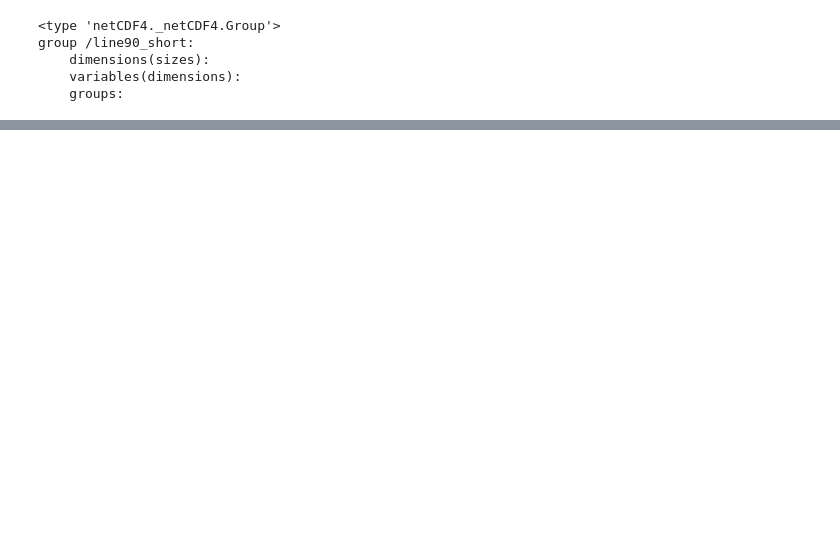
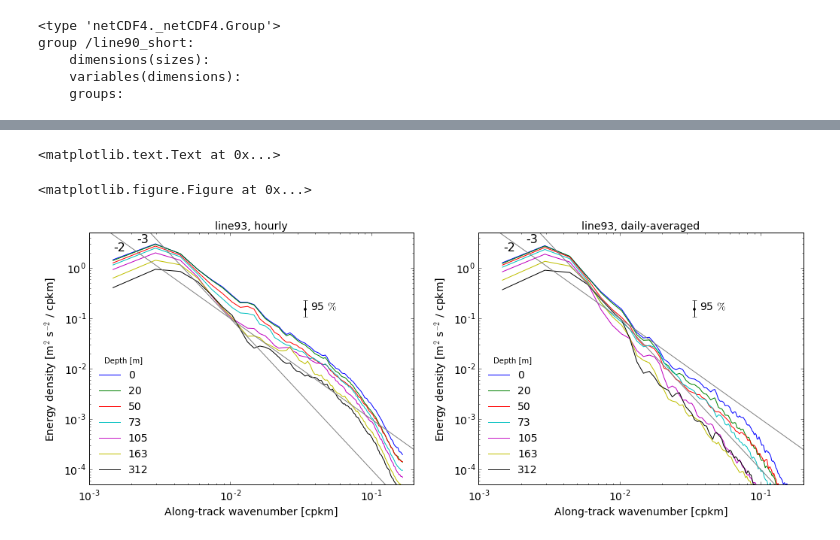
Before and after one commit to cesar-rocha/CalCoast, a Jupyter notebook: spec/CalCOFI_spectra.ipynb, the cells around one changed output, grey strips where cells are left out. Drawn from its saved outputs; the diff is of its cells as text; code cells hidden in the pictures; blank space fills up the shorter version.

```diff
--- a/spec/CalCOFI_spectra.ipynb
+++ b/spec/CalCOFI_spectra.ipynb
@@ -143,0 +312,51 @@ fno.close()
+# %%
+plt.figure()
+
+fig = plt.figure(figsize=(17,6))
+ax = fig.add_subplot(121)
+plt.loglog(line93_depth['k'][1:],E[0],label=r'0')
+plt.loglog(line93_depth['k'][1:],E[10],label=r'20')
+plt.loglog(line93_depth['k'][1:],E[16],label=r'50')
+plt.loglog(line93_depth['k'][1:],E[19],label=r'73')
+plt.loglog(line93_depth['k'][1:],E[22],label=r'105')
+plt.loglog(line93_depth['k'][1:],E[26],label=r'163')
+plt.loglog(line93_depth['k'][1:],E[33],label=r'312')
+plt.legend(loc=3,title='Depth [m]')
+plt.ylim(5.e-5,5.e0)
+plt.xlim(1./1000.,1./5.)
+plot_spec_error(sn=19)
+plt.title('line93, hourly')
+plt.ylabel(r'Energy density [m$^2$ s$^{-2}$ / cpkm]')
+plt.xlabel(r'Along-track wavenumber [cpkm]')
+
+plt.loglog(kr,kr**-2/1.e5,color='0.5',linewidth=1)
+plt.text(1./670.,2.2,'-2',fontsize=16)
+
+plt.loglog(kr,kr**-3/1.e7,color='0.5',linewidth=1)
+plt.text(1./460.,3.2,'-3',fontsize=16)
+
+ax = fig.add_subplot(122)
+plt.loglog(line93_depth['k'][1:],Ed[0],label=r'0')
+plt.loglog(line93_depth['k'][1:],Ed[10],label=r'20')
+plt.loglog(line93_depth['k'][1:],Ed[16],label=r'50')
+plt.loglog(line93_depth['k'][1:],Ed[19],label=r'73')
+plt.loglog(line93_depth['k'][1:],Ed[22],label=r'105')
+plt.loglog(line93_depth['k'][1:],Ed[26],label=r'163')
+plt.loglog(line93_depth['k'][1:],Ed[33],label=r'312')
+plt.legend(loc=3,title='Depth [m]')
+plt.ylim(5.e-5,5.e0)
+plt.xlim(1./1000.,1./5.)
+plot_spec_error(sn=19)
+plt.title('line93, daily-averaged')
+plt.ylabel(r'Energy density [m$^2$ s$^{-2}$ / cpkm]')
+plt.xlabel(r'Along-track wavenumber [cpkm]')
+
+plt.loglog(kr,kr**-2/1.e5,color='0.5',linewidth=1)
+plt.text(1./670.,2.2,'-2',fontsize=16)
+
+plt.loglog(kr,kr**-3/1.e7,color='0.5',linewidth=1)
+plt.text(1./460.,3.2,'-3',fontsize=16)
+# %% [output]
+<matplotlib.text.Text at 0x...>
+<matplotlib.figure.Figure at 0x...>
+[figure, added]
```
Also changed, not shown: parts of 34 cells of this notebook.
